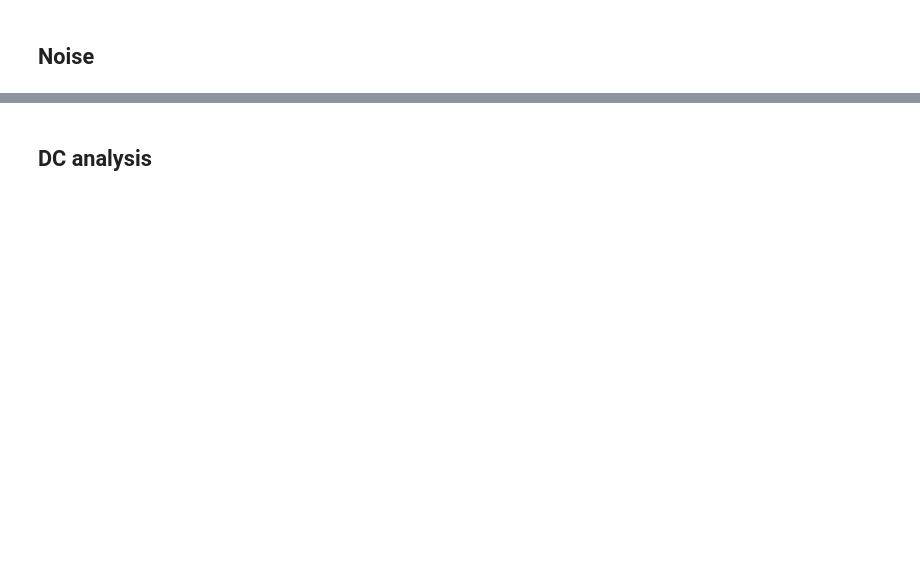
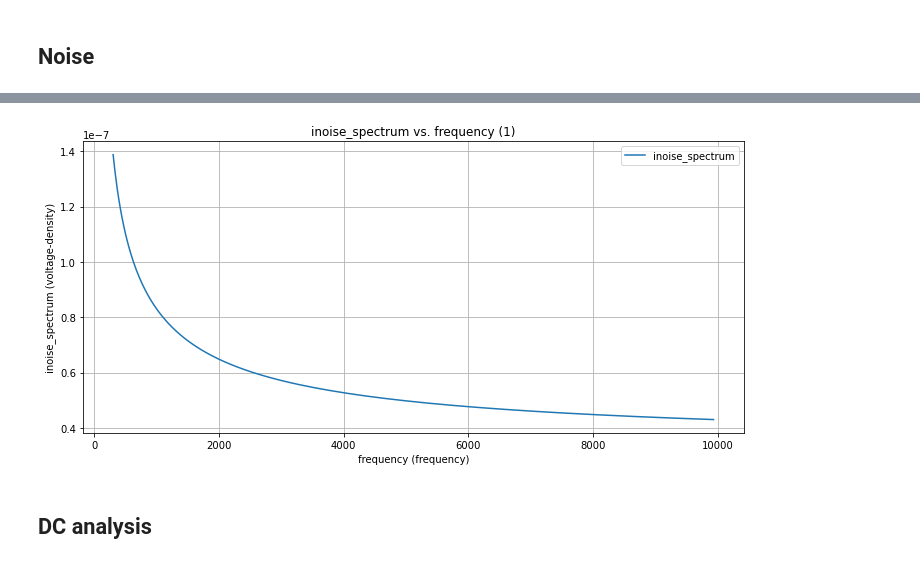
Before and after one commit to miguelcorrea0107/MA2_project, a Jupyter notebook: Amplifier_Inv/python_calc/v2/sim_results_v2.ipynb, the cells around one changed output, grey strips where cells are left out. Saved outputs shown, nothing was run; the diff lists cells and outputs as text; code cells hidden in the pictures; blank space fills up the shorter version.

```diff
--- a/Amplifier_Inv/python_calc/v2/sim_results_v2.ipynb
+++ b/Amplifier_Inv/python_calc/v2/sim_results_v2.ipynb
@@ -259,2 +351,10 @@ plt.show()
+# %%
+# Specify the path to your .raw file
+filepath = '../../netlist/tb_inv_sky130_a_noise_spectrum_v2.raw'
+
+arrs, plots = rawread(filepath)
+plot_dynamic(arrs, plots, x_scale='linear', y_scale='linear', is_data_in_dB=False, mark_cutoff=True, num_plots=1)
+# %% [output]
+[figure, added]
 # %% [markdown]
 ## DC analysis
```
Also changed, not shown: parts of 22 cells of this notebook, 14 other files.
